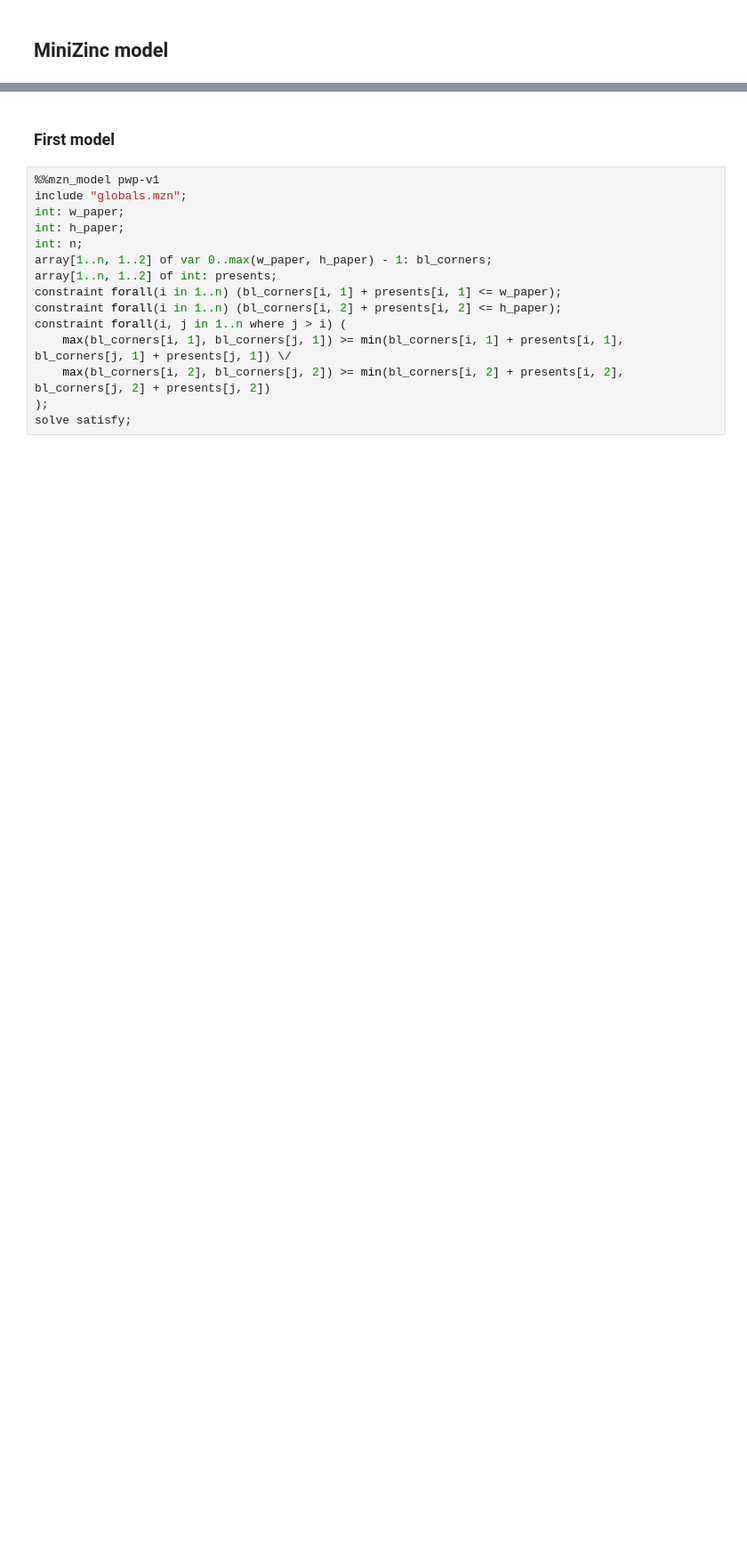
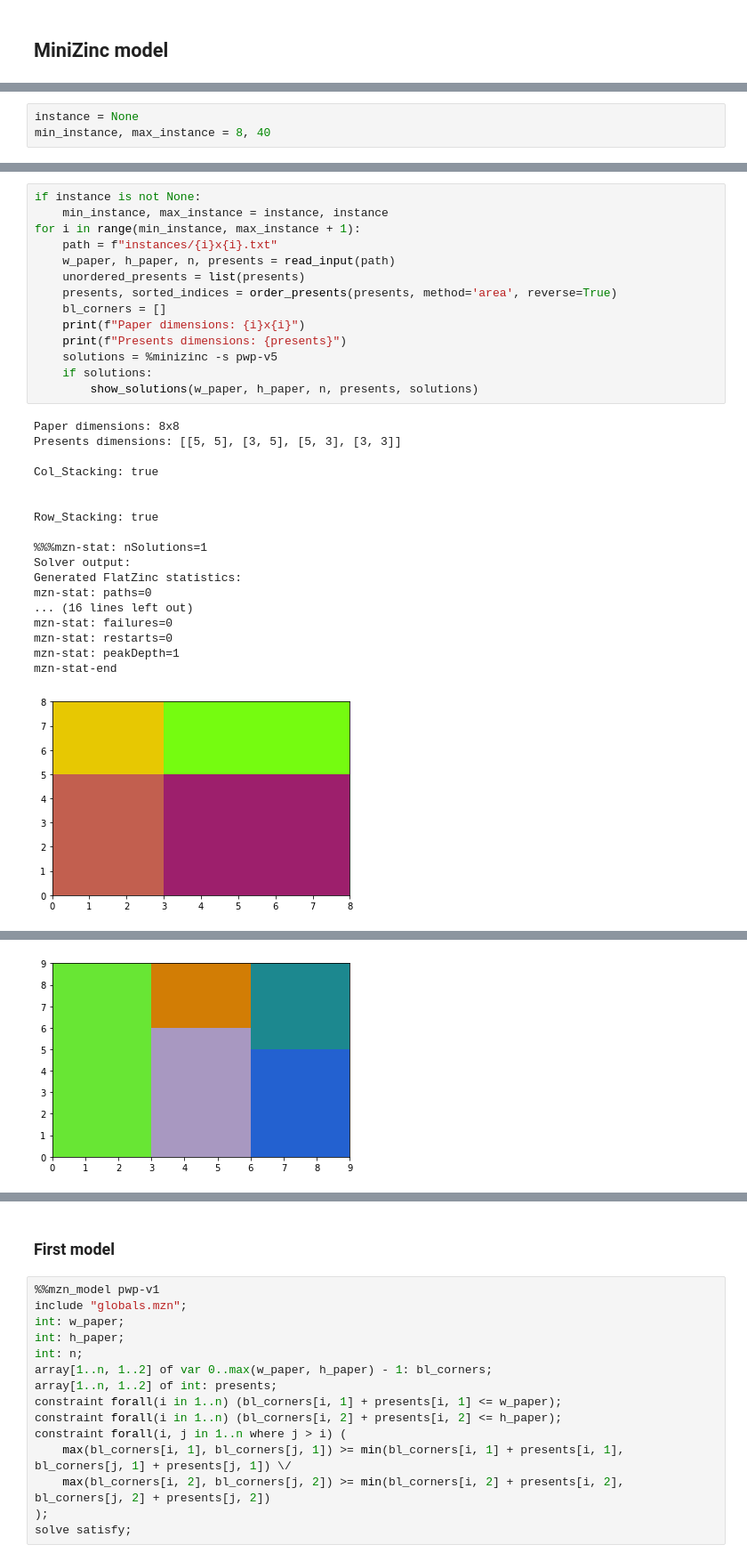
Before and after one commit to LeoCalbi/present-wrapping, a Jupyter notebook: pwp.ipynb, the cells around one changed output, grey strips where cells are left out. Shown at 89% size. Saved outputs shown, nothing was run; the diff lists cells and outputs as text; blank space fills up the shorter version.

```diff
--- a/pwp.ipynb
+++ b/pwp.ipynb
@@ -192,0 +68,3 @@ mzn-stat-end
+# %%
+instance = None
+min_instance, max_instance = 8, 40
@@ -192,0 +102,33 @@ mzn-stat-end
+# %%
+if instance is not None:
+    min_instance, max_instance = instance, instance
+for i in range(min_instance, max_instance + 1):
+    path = f"instances/{i}x{i}.txt"
+    w_paper, h_paper, n, presents = read_input(path)
+    unordered_presents = list(presents)
+    presents, sorted_indices = order_presents(presents, method='area', reverse=True)
+    bl_corners = []
+    print(f"Paper dimensions: {i}x{i}")
+    print(f"Presents dimensions: {presents}")
+    solutions = %minizinc -s pwp-v5
+    if solutions:
+        show_solutions(w_paper, h_paper, n, presents, solutions)
+# %% [output]
+Paper dimensions: 8x8
+Presents dimensions: [[5, 5], [3, 5], [5, 3], [3, 3]]
+
+Col_Stacking: true
+
+
+Row_Stacking: true
+
+%%%mzn-stat: nSolutions=1
+Solver output:
+Generated FlatZinc statistics:
+mzn-stat: paths=0
+... (16 lines left out)
+mzn-stat: failures=0
+mzn-stat: restarts=0
+mzn-stat: peakDepth=1
+mzn-stat-end
+[figure, added]
@@ -192,0 +152 @@ mzn-stat-end
+[figure, added]
```
Also changed, not shown: parts of 16 cells of this notebook, 2 other files.
